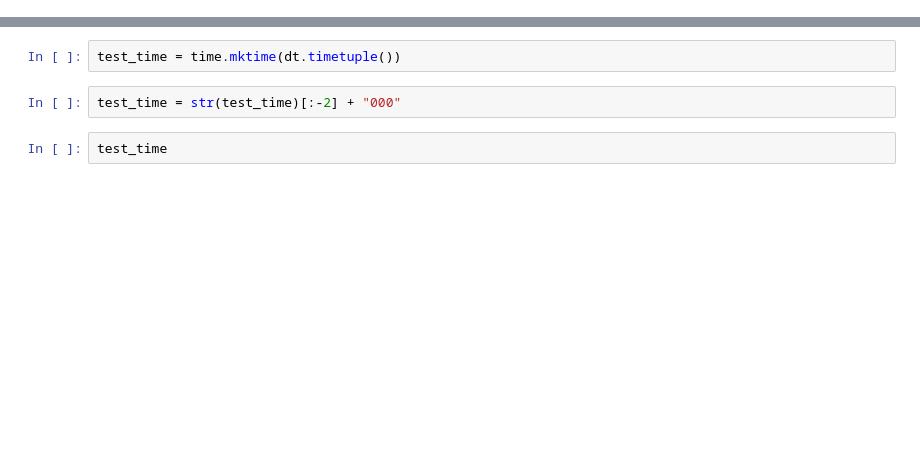
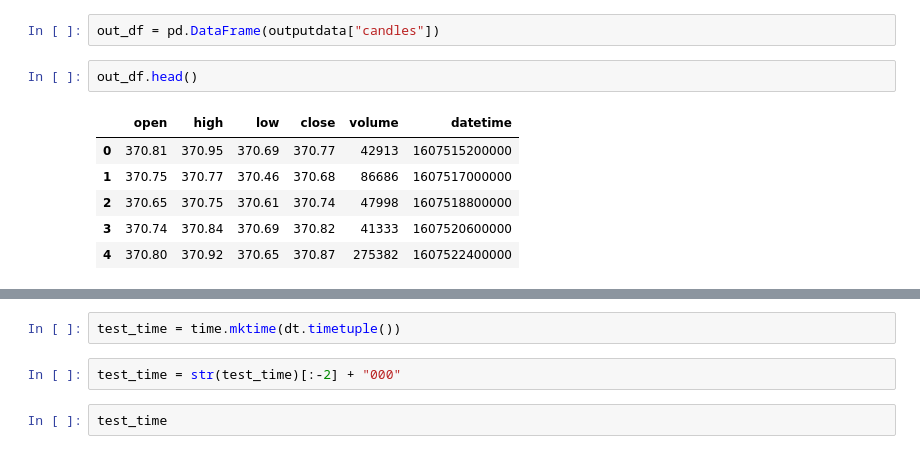
Before and after one commit to yunghanjeong/fitsnbits, a Jupyter notebook: notebooks/tdameritrade_api.ipynb, the cells around one changed output, grey strips where cells are left out. Cells and saved outputs as stored; diff of their text form; blank space fills up the shorter version.

```diff
--- a/notebooks/tdameritrade_api.ipynb
+++ b/notebooks/tdameritrade_api.ipynb
@@ -9,0 +131,11 @@ import time
+# %%
+out_df = pd.DataFrame(outputdata["candles"])
+# %%
+out_df.head()
+# %% [output]
+|  | open | high | low | close | volume | datetime |
+| 0 | 370.81 | 370.95 | 370.69 | 370.77 | 42913 | 1607515200000 |
+| 1 | 370.75 | 370.77 | 370.46 | 370.68 | 86686 | 1607517000000 |
+| 2 | 370.65 | 370.75 | 370.61 | 370.74 | 47998 | 1607518800000 |
+| 3 | 370.74 | 370.84 | 370.69 | 370.82 | 41333 | 1607520600000 |
+| 4 | 370.80 | 370.92 | 370.65 | 370.87 | 275382 | 1607522400000 |
```
Also changed, not shown: parts of 23 cells of this notebook, 1 other file.
